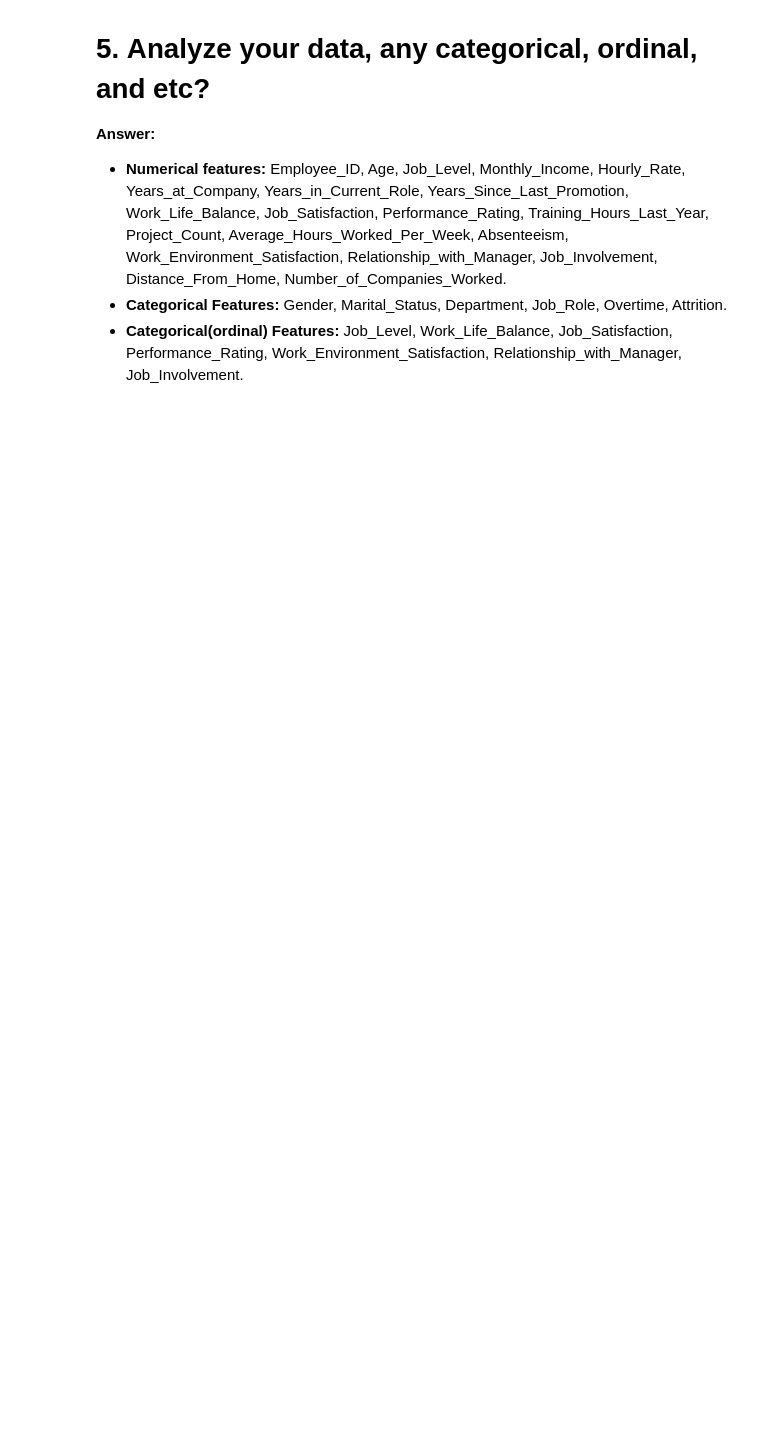
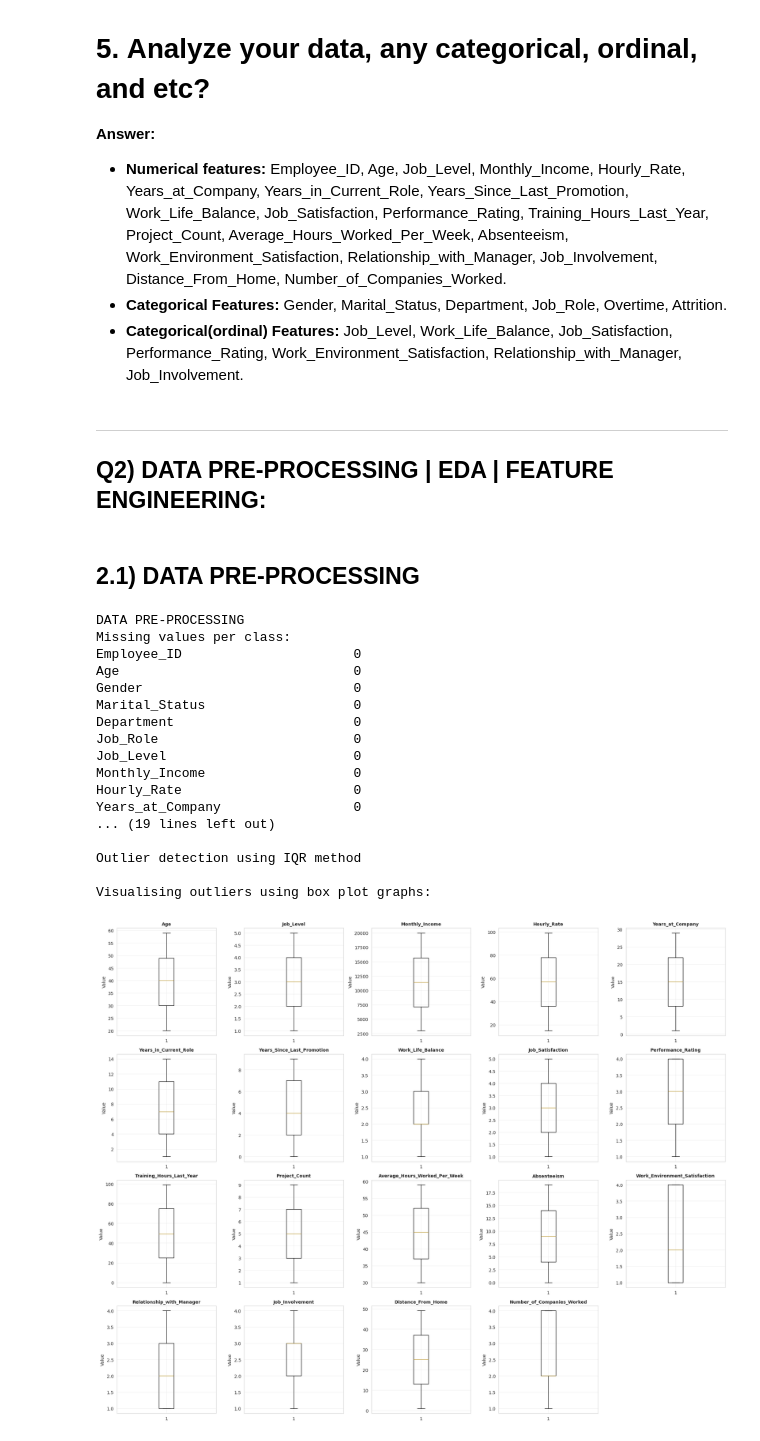
Before and after one commit to BhanuHarshaY/Employee-Attrition-Predection, a Jupyter notebook: MID_TERM.ipynb, the cells around one changed output. Cells and saved outputs as stored; diff of their text form; code cells hidden in the pictures; blank space fills up the shorter version.

Commit message:
DATA PRE-PROCESSING | EDA | FEATURE ENGINEERING is done

```diff
--- a/MID_TERM.ipynb
+++ b/MID_TERM.ipynb
@@ -210,3 +214,78 @@ max           4.000000           49.000000                    4.000000
 * **Numerical features:** Employee_ID, Age, Job_Level, Monthly_Income, Hourly_Rate, Years_at_Company, Years_in_Current_Role, Years_Since_Last_Promotion, Work_Life_Balance, Job_Satisfaction, Performance_Rating, Training_Hours_Last_Year, Project_Count, Average_Hours_Worked_Per_Week, Absenteeism, Work_Environment_Satisfaction, Relationship_with_Manager, Job_Involvement, Distance_From_Home, Number_of_Companies_Worked.
 * **Categorical Features:** Gender, Marital_Status, Department, Job_Role, Overtime, Attrition.
 * **Categorical(ordinal) Features:** Job_Level, Work_Life_Balance, Job_Satisfaction, Performance_Rating, Work_Environment_Satisfaction, Relationship_with_Manager, Job_Involvement.
+# %% [markdown]
+
+
+---
+## **Q2) DATA PRE-PROCESSING | EDA | FEATURE ENGINEERING:**
+# %% [markdown]
+## **2.1) DATA PRE-PROCESSING**
+# %%
+#Data pre-processing
+print(f"\nDATA PRE-PROCESSING")
+#creating a copy of df for data pre-processing
+df_processed = df.copy()
+
+#1. Missing values
+print("Missing values per class:")
+print(df.isnull().sum())
+
+#2. Check duplicate values
+print(f"\nNo of duplicate values in the dataset: {df.duplicated().sum()}")
+if df.duplicated().sum() > 0:
+    print("Removing duplicate values in the dataset...")
+    df = df.drop_duplicates()
+    print(f"Processed df shape: {df.shape}")
+
+#3. Outlier detection using IQR method
+print("\nOutlier detection using IQR method")
+numerical_cols = df_processed.select_dtypes(include=[np.number]).columns.tolist()
+numerical_cols.remove('Employee_ID')
+
+outlier_summary = {}
+for col in numerical_cols:
+    Q1 = df_processed[col].quantile(0.25)
+    Q3 = df_processed[col].quantile(0.75)
+    IQR = Q3 - Q1
+    lower_bound = Q1 - 1.5 * IQR
+    upper_bound = Q3 + 1.5 * IQR
+    outliers = df_processed[(df_processed[col] < lower_bound) |
+                           (df_processed[col] > upper_bound)]
+    outlier_summary[col] = len(outliers)
+    if len(outliers) > 0:
+        print(f"   {col}: {len(outliers)} outliers ({len(outliers)/len(df_processed)*100:.2f}%)")
+#Outlier visualisation using box plot
+print(f"\nVisualising outliers using box plot graphs:")
+fig, axes = plt.subplots(4, 5, figsize=(20, 16))
+axes = axes.flatten()
+for i, feature in enumerate(numerical_cols):
+    axes[i].boxplot(x=df[feature], vert=True)
+    axes[i].set_title(f'{feature}', fontsize=10, fontweight='bold')
+    axes[i].set_ylabel('Value')
+    axes[i].grid(True, alpha=0.3)
+# To remove any unused subplots
+for j in range(len(numerical_cols), len(axes)):
+    axes[j].set_visible(False)
+
+plt.tight_layout()
+plt.show()
+# %% [output]
+DATA PRE-PROCESSING
+Missing values per class:
+Employee_ID                      0
+Age                              0
+Gender                           0
+Marital_Status                   0
+Department                       0
+Job_Role                         0
+Job_Level                        0
+Monthly_Income                   0
+Hourly_Rate                      0
+Years_at_Company                 0
+... (19 lines left out)
+
+Outlier detection using IQR method
+
+Visualising outliers using box plot graphs:
+[figure, added]
```
Also changed, not shown: parts of 8 cells of this notebook.
